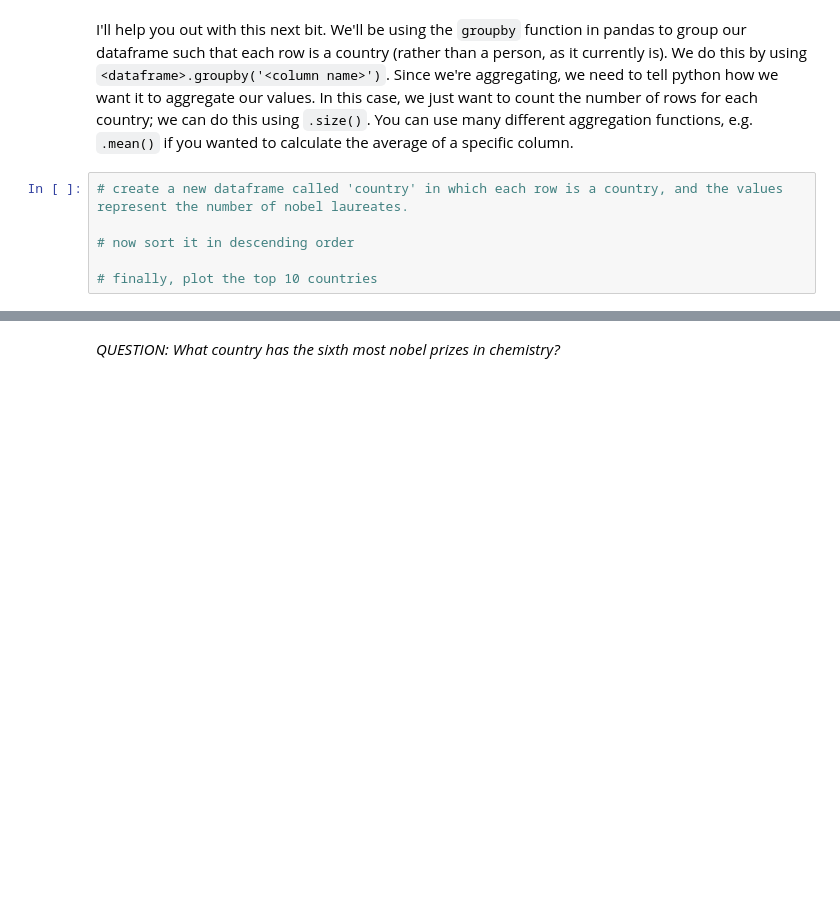
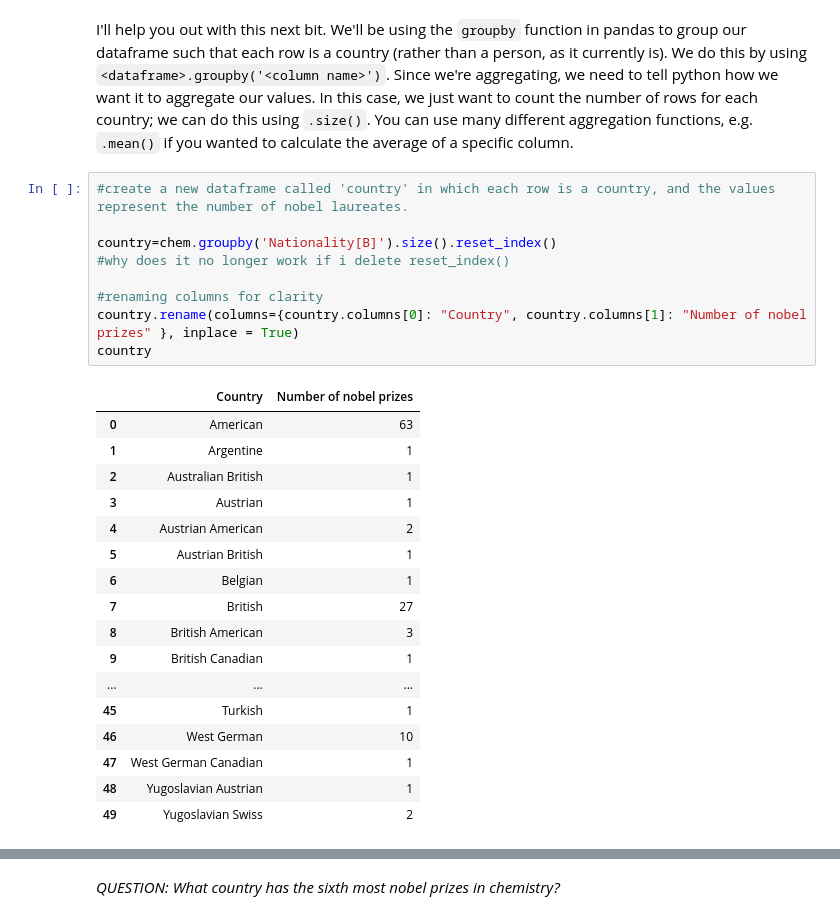
Before and after one commit to eli576/QM2, a Jupyter notebook: notebooks/W02. Pandas.ipynb, the cells around one changed output, grey strips where cells are left out. Saved outputs shown, nothing was run; the diff lists cells and outputs as text; blank space fills up the shorter version.

```diff
--- a/notebooks/W02. Pandas.ipynb
+++ b/notebooks/W02. Pandas.ipynb
@@ -556,8 +556,29 @@ chem
 # %% [markdown]
 I'll help you out with this next bit. We'll be using the `groupby` function in pandas to group our dataframe such that each row is a country (rather than a person, as it currently is). We do this by using `<dataframe>.groupby('<column name>')`. Since we're aggregating, we need to tell python how we want it to aggregate our values. In this case, we just want to count the number of rows for each country; we can do this using `.size()`. You can use many different aggregation functions, e.g. `.mean()` if you wanted to calculate the average of a specific column.
 # %%
-# create a new dataframe called 'country' in which each row is a country, and the values represent the number of nobel laureates.
+#create a new dataframe called 'country' in which each row is a country, and the values represent the number of nobel laureates.
 
-# now sort it in descending order
+country=chem.groupby('Nationality[B]').size().reset_index()
+#why does it no longer work if i delete reset_index()
 
-# finally, plot the top 10 countries
+#renaming columns for clarity
+country.rename(columns={country.columns[0]: "Country", country.columns[1]: "Number of nobel prizes" }, inplace = True)
+country
+# %% [output]
+|  | Country | Number of nobel prizes |
+| 0 | American | 63 |
+| 1 | Argentine | 1 |
+| 2 | Australian British | 1 |
+| 3 | Austrian | 1 |
+| 4 | Austrian American | 2 |
+| 5 | Austrian British | 1 |
+| 6 | Belgian | 1 |
+| 7 | British | 27 |
+| 8 | British American | 3 |
+| 9 | British Canadian | 1 |
+| ... | ... | ... |
+| 45 | Turkish | 1 |
+| 46 | West German | 10 |
+| 47 | West German Canadian | 1 |
+| 48 | Yugoslavian Austrian | 1 |
+| 49 | Yugoslavian Swiss | 2 |
```
Also changed, not shown: parts of 5 cells of this notebook.
